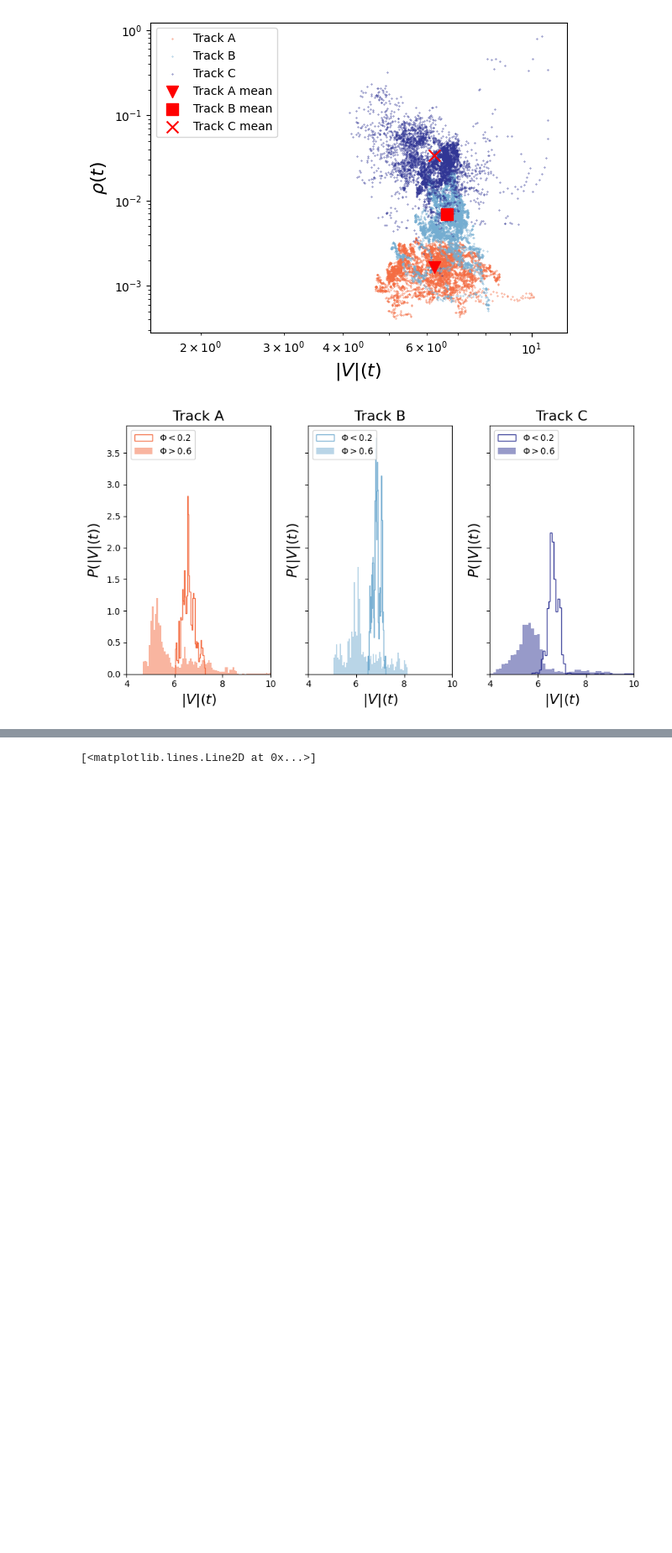
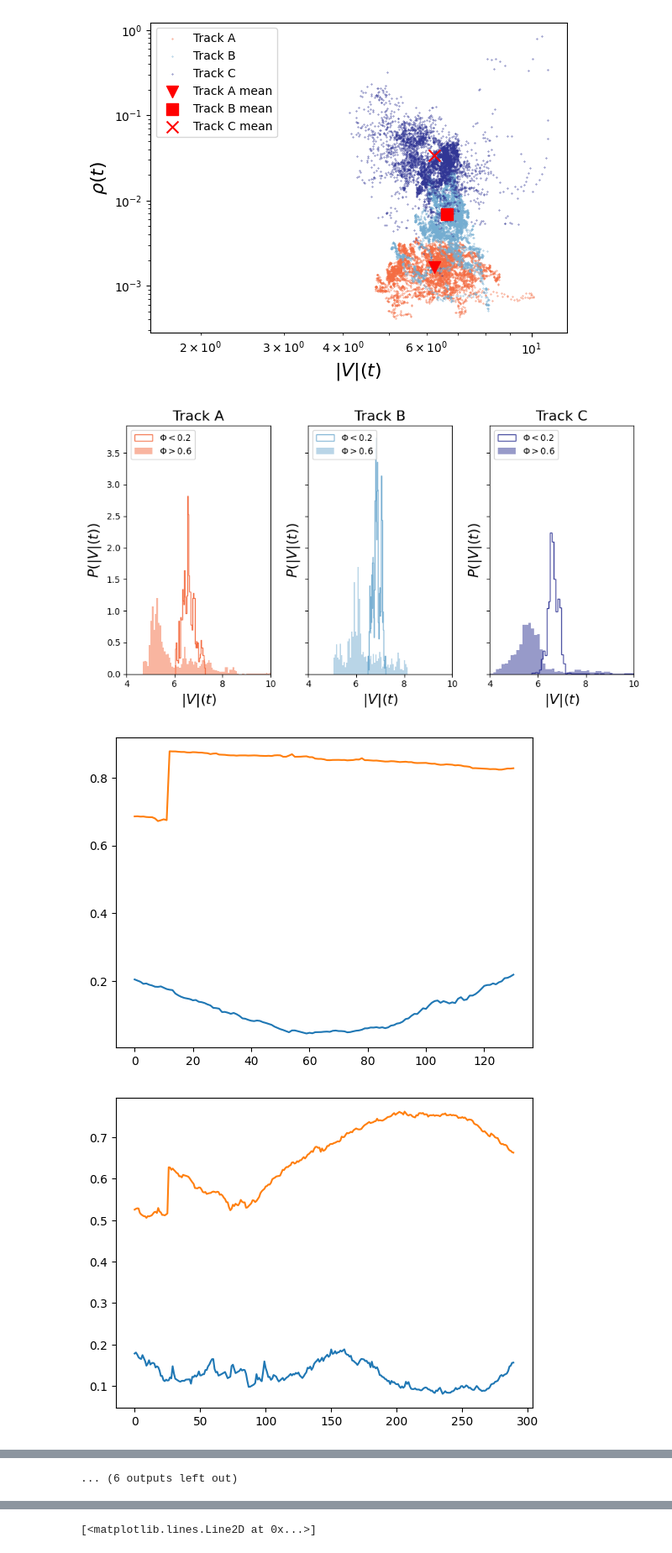
Before and after one commit to mmccraw98/flocking-emergence-iw, a Jupyter notebook: code/data/initial-data-analysis.ipynb, the cells around one changed output, grey strips where cells are left out. Shown at 84% size. Saved outputs shown, nothing was run; the diff lists cells and outputs as text; code cells hidden in the pictures; blank space fills up the shorter version.

```diff
--- a/code/data/initial-data-analysis.ipynb
+++ b/code/data/initial-data-analysis.ipynb
@@ -343,3 +343,48 @@ plt.tight_layout()
 plt.savefig(f'high_vs_low_order_correlations_PDF_velocity_magnitude.png', dpi=300, bbox_inches='tight')
 # %% [output]
 [figure]
+# %%
+df_start = df_A
+phi_low = 0.2
+phi_high = 0.6
+sm_perc = 0.01
+min_length = 100
+
+df = df_start.copy()
+vel_order = get_velocity_order_parameter(df)
+time = np.sort(df.time.unique())
+
+win_size = int(vel_order.size * sm_perc)
+vel_order_sm = np_convolve_moving_average(vel_order, win_size)
+
+results = {'low': {'regimes': [], 'condition': vel_order_sm < phi_low}, 'high': {'regimes': [], 'condition': vel_order_sm > phi_high}}
+
+for key in results.keys():
+    condition = results[key]['condition']
+    starts = np.where(np.diff(condition.astype(int)) == 1)[0] + 1
+    stops = np.where(np.diff(condition.astype(int)) == -1)[0] + 1
+
+    if condition[0]:
+        starts = np.insert(starts, 0, 0)
+    if condition[-1]:
+        stops = np.append(stops, len(condition))
+
+    offset = int(win_size / 2)
+    adjusted_starts = starts + offset
+    adjusted_stops = stops + offset
+
+    adjusted_starts = np.clip(adjusted_starts, 0, len(vel_order) - 1)
+    adjusted_stops = np.clip(adjusted_stops, 0, len(vel_order))
+
+    for start, stop in zip(adjusted_starts, adjusted_stops):
+        if stop - start > min_length:
+            results[key]['regimes'].append(time[start:stop])
+            sdf = df_start[df_start.time.isin(time[start:stop])]
+            vel = get_velocity_order_parameter(sdf).values
+
+            plt.plot(vel_order.values[start:stop])
+            plt.plot(vel)
+            plt.show()
+# %% [output]
+[figure, added]
+[figure, added]
@@ -345,0 +401 @@ plt.savefig(f'high_vs_low_order_correlations_PDF_velocity_magnitude.png', dpi=30
+... (6 outputs left out)
```
Also changed, not shown: parts of 2 cells of this notebook, 1 other file.
